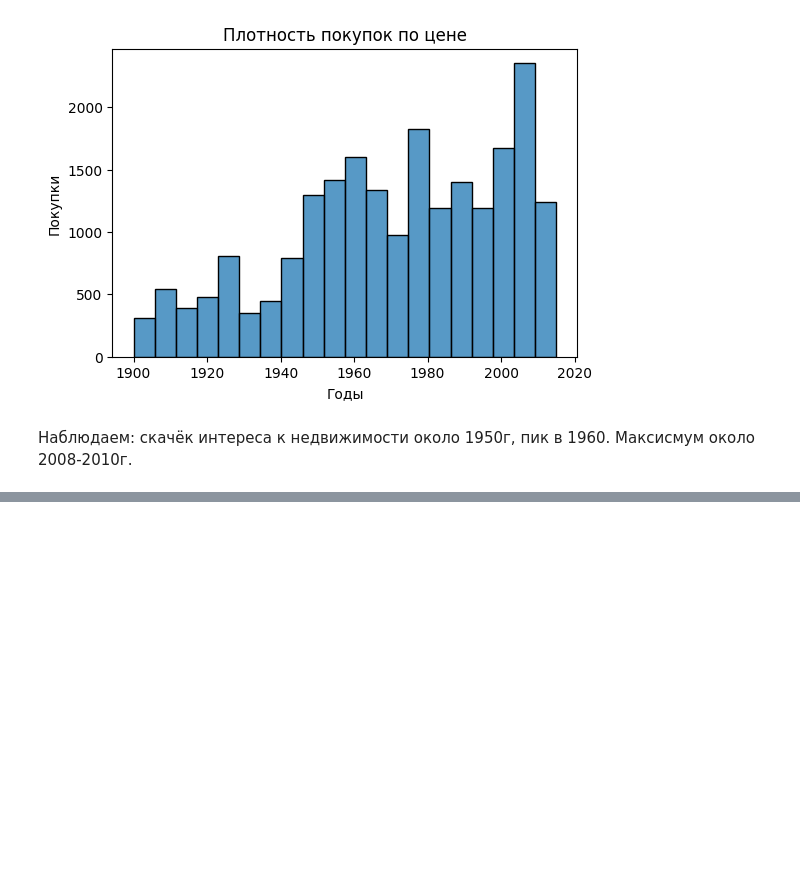
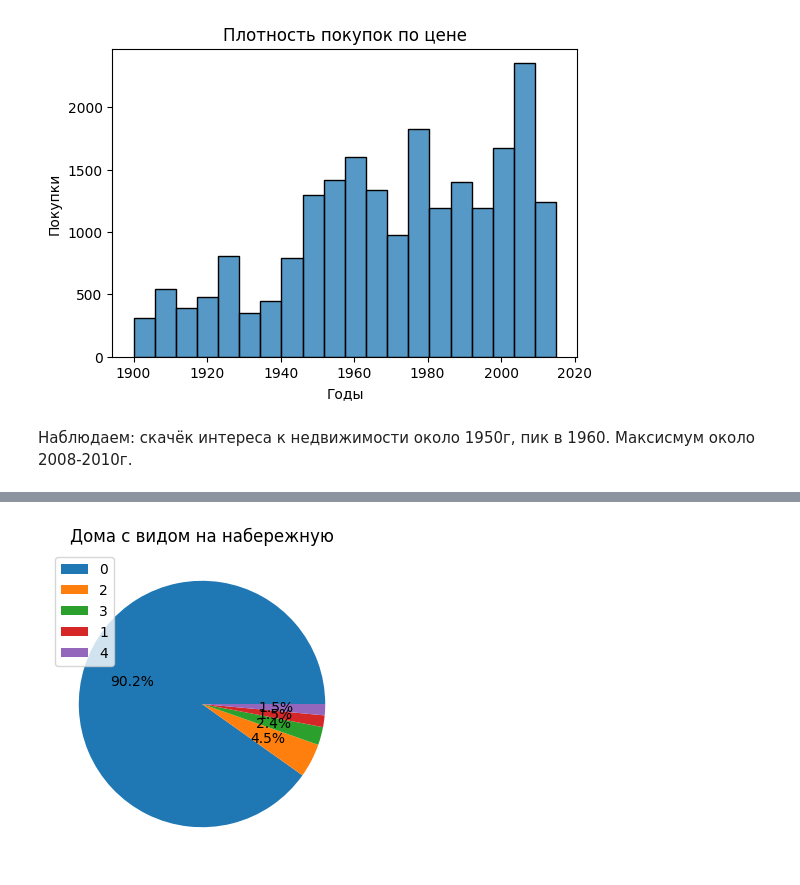
Before and after one commit to ArtemFilosofGB/PythonForAnalyst, a Jupyter notebook: Homework/Hw04/Homework04.ipynb, the cells around one changed output, grey strips where cells are left out. Cells and saved outputs as stored; diff of their text form; code cells hidden in the pictures; blank space fills up the shorter version.

```diff
--- a/Homework/Hw04/Homework04.ipynb
+++ b/Homework/Hw04/Homework04.ipynb
@@ -127,0 +174,6 @@ plt.ylabel('Покупки');
+# %%
+df['view']
+# Строим круговую диаграмму
+# Готовим данные для графика
+data = df['view'].value_counts()
+data.head()
@@ -127,0 +188,9 @@ plt.ylabel('Покупки');
+# %%
+plt.figure(figsize=(6, 4))
+
+plt.pie(data, autopct='%1.1f%%')
+
+plt.title('Дома с видом на набережную')
+plt.legend(data.index);
+# %% [output]
+[figure, added]
```
Also changed, not shown: parts of 17 cells of this notebook, 1 other file.
